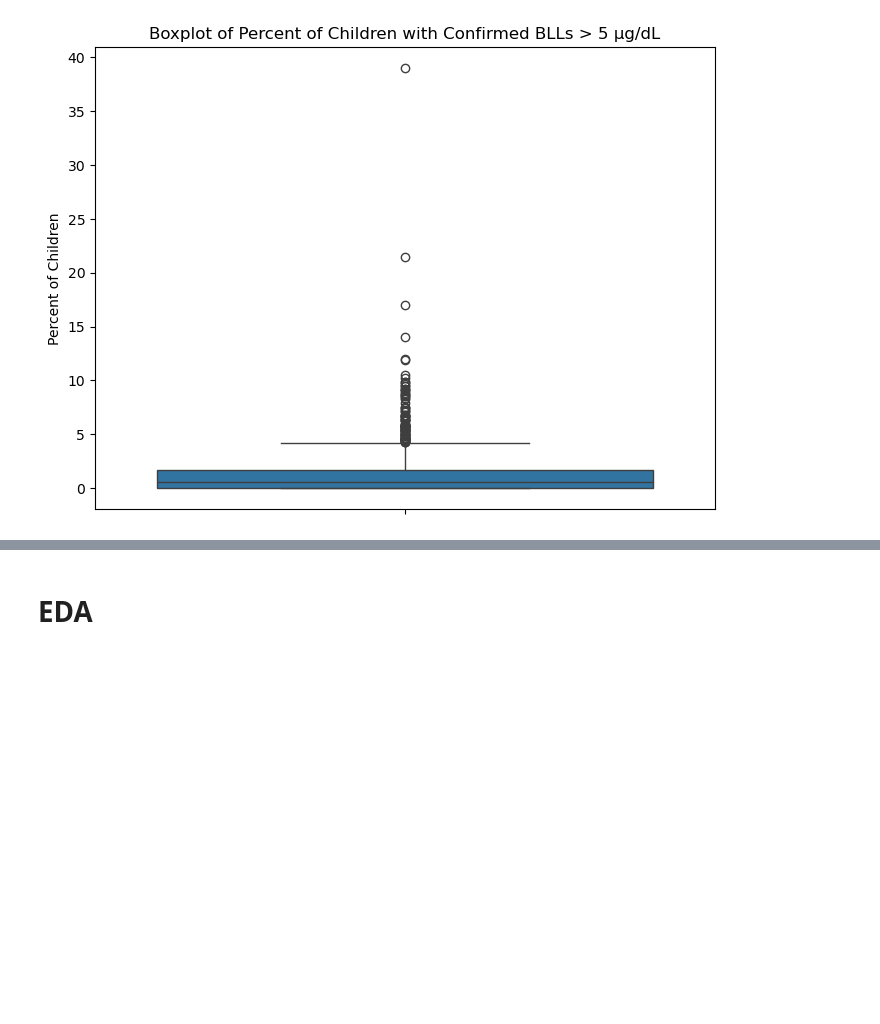
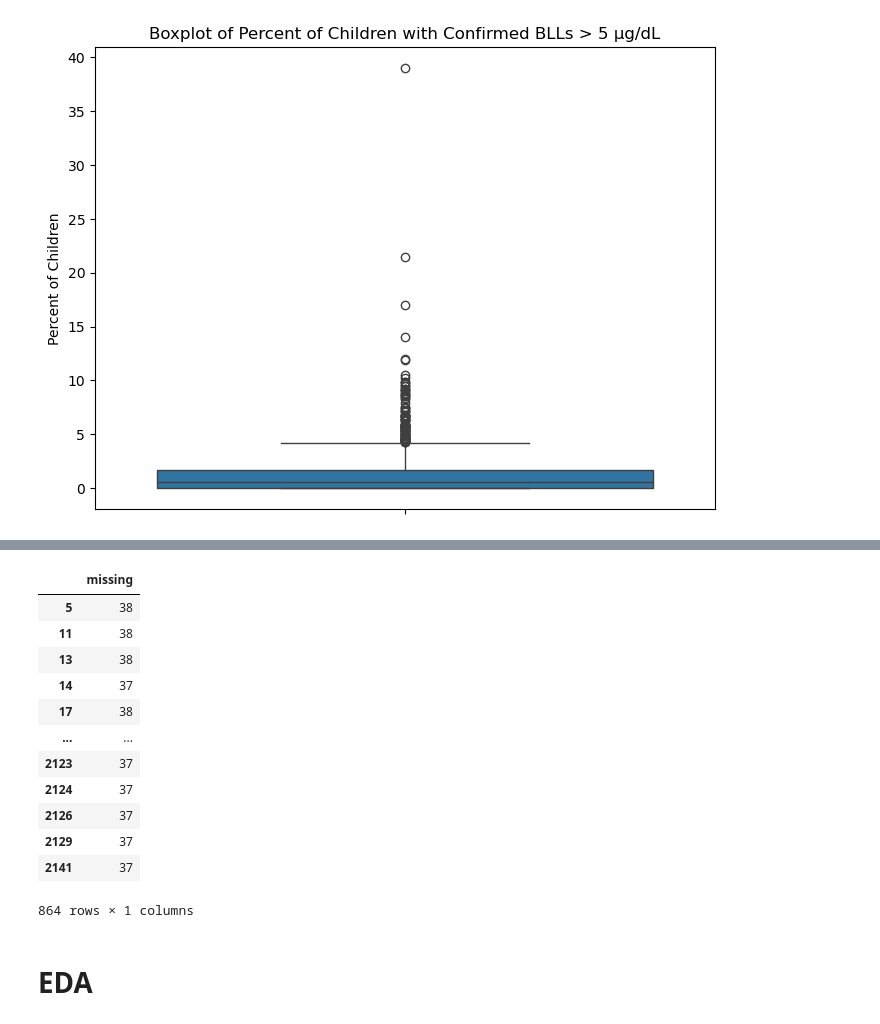
Before and after one commit to doctorsmylie/lead-poisoning, a Jupyter notebook: regression_all_data_updated.ipynb, the cells around one changed output, grey strips where cells are left out. Saved outputs shown, nothing was run; the diff lists cells and outputs as text; code cells hidden in the pictures; blank space fills up the shorter version.

```diff
--- a/regression_all_data_updated.ipynb
+++ b/regression_all_data_updated.ipynb
@@ -53,3 +89,20 @@ Name: Percent of Children with Confirmed BLLs ³5 µg/dL, dtype: float64
+# %%
+empty_features = pd.DataFrame(merged_df.isna().sum(1),columns=['missing'])
+empty_features.loc[empty_features['missing']>30]
+# %% [output]
+|  | missing |
+| 5 | 38 |
+| 11 | 38 |
+| 13 | 38 |
+| 14 | 37 |
+| 17 | 38 |
+| ... | ... |
+| 2123 | 37 |
+| 2124 | 37 |
+| 2126 | 37 |
+| 2129 | 37 |
+| 2141 | 37 |
+864 rows × 1 columns
 # %% [markdown]
 # EDA
 # %%
```
Also changed, not shown: parts of 27 cells of this notebook, 17 other files.
